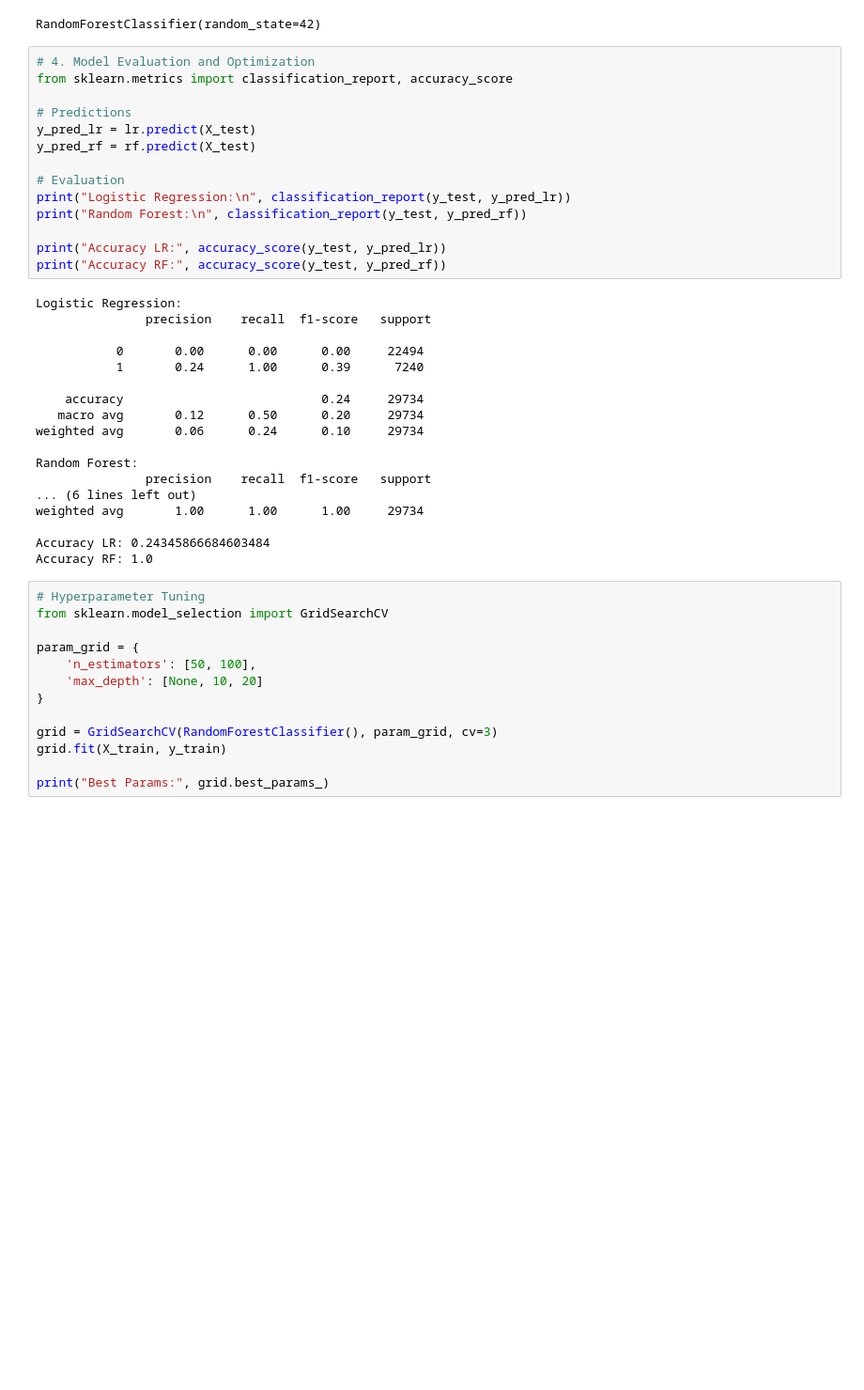
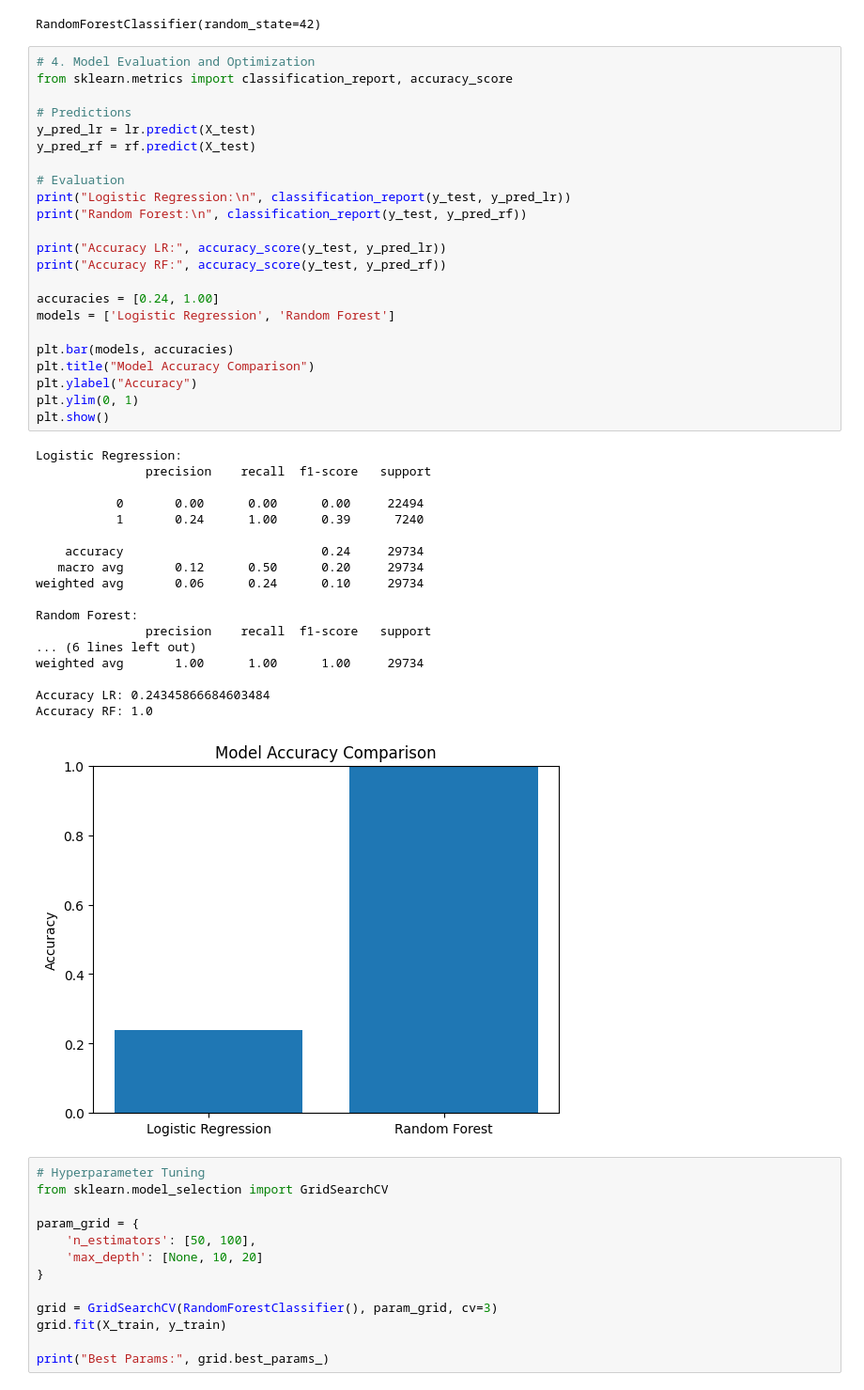
Before and after one commit to AngeNana23/Final-Project, a Jupyter notebook: FinalProject.ipynb, the cells around one changed output. Shown at 94% size. Cells and saved outputs as stored; diff of their text form; blank space fills up the shorter version.

```diff
--- a/FinalProject.ipynb
+++ b/FinalProject.ipynb
@@ -87,33 +91,43 @@ RandomForestClassifier(random_state=42)
 from sklearn.metrics import classification_report, accuracy_score
 
 # Predictions
 y_pred_lr = lr.predict(X_test)
 y_pred_rf = rf.predict(X_test)
 
 # Evaluation
 print("Logistic Regression:\n", classification_report(y_test, y_pred_lr))
 print("Random Forest:\n", classification_report(y_test, y_pred_rf))
 
 print("Accuracy LR:", accuracy_score(y_test, y_pred_lr))
 print("Accuracy RF:", accuracy_score(y_test, y_pred_rf))
+
+accuracies = [0.24, 1.00]
+models = ['Logistic Regression', 'Random Forest']
+
+plt.bar(models, accuracies)
+plt.title("Model Accuracy Comparison")
+plt.ylabel("Accuracy")
+plt.ylim(0, 1)
+plt.show()
 # %% [output]
 Logistic Regression:
                precision    recall  f1-score   support
 
            0       0.00      0.00      0.00     22494
            1       0.24      1.00      0.39      7240
 
     accuracy                           0.24     29734
    macro avg       0.12      0.50      0.20     29734
 weighted avg       0.06      0.24      0.10     29734
 
 Random Forest:
                precision    recall  f1-score   support
 ... (6 lines left out)
 weighted avg       1.00      1.00      1.00     29734
 
 Accuracy LR: 0.24345866684603484
 Accuracy RF: 1.0
+[figure, added]
 # %%
 # Hyperparameter Tuning
 from sklearn.model_selection import GridSearchCV
```
Also changed, not shown: parts of 1 cell of this notebook.
